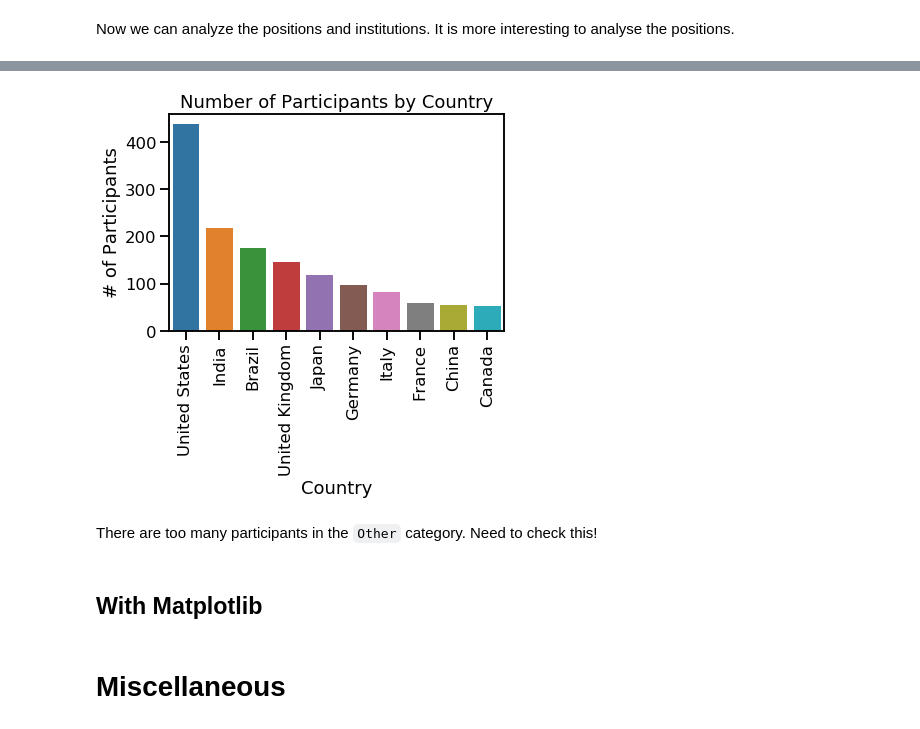
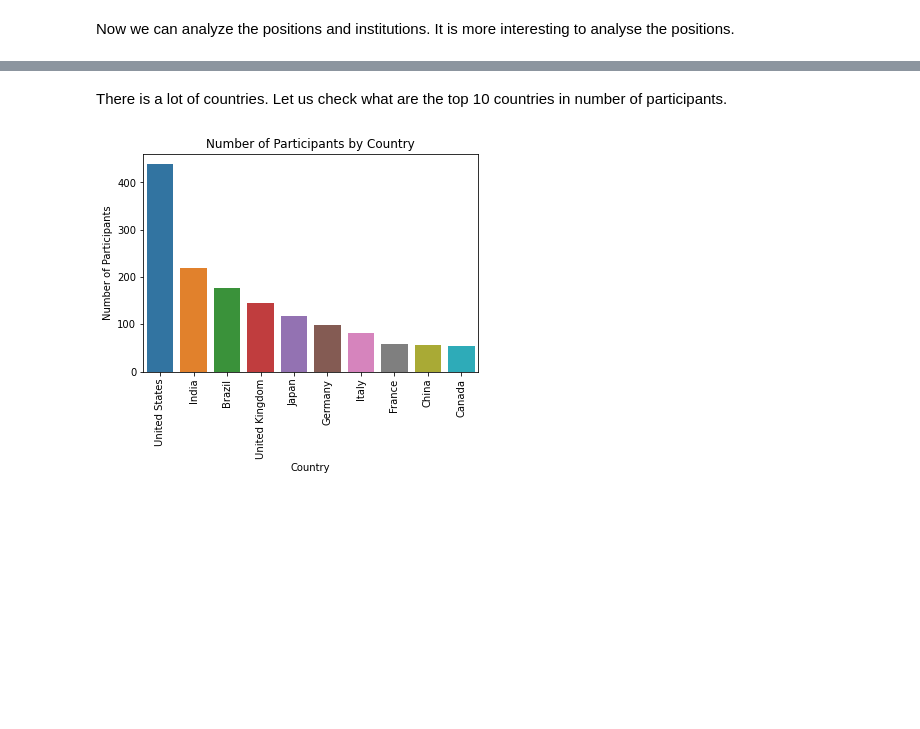
Before and after one commit to fabiomnsantos/strings-participants, a Jupyter notebook: strings-table.ipynb, the cells around one changed output, grey strips where cells are left out. Drawn from its saved outputs; the diff is of its cells as text; code cells hidden in the pictures; blank space fills up the shorter version.

```diff
--- a/strings-table.ipynb
+++ b/strings-table.ipynb
@@ -186,16 +210,14 @@ top10_countries
+# %% [markdown]
+There is a lot of countries. Let us check what are the top 10 countries in number of participants.
 # %%
 top10_countries = list(df_strings.Country.value_counts().head(10).index)
 df_strings_top10 = df_strings[df_strings.Country.isin(top10_countries)]
-g = sns.countplot(x='Country',data=df_strings_top10, order=top10_countries)
+g = sns.countplot(x='Country', data=df_strings_top10, order=top10_countries)
 
-g.set(ylabel='# of Participants')
+g.set(ylabel='Number of Participants')
 g.set_title('Number of Participants by Country')
 
 plt.xticks(rotation=90)
 plt.show()
 # %% [output]
-[figure, old version]
+[figure, new version]
-# %% [markdown]
-There are too many participants in the `Other` category. Need to check this!
-# %% [markdown]
-## With Matplotlib
@@ -210,2 +223,0 @@ ax.bar(df_strings.Country.value_counts().index,df_strings.Country.value_counts()
-# %% [markdown]
-# Miscellaneous
```
Also changed, not shown: parts of 30 cells of this notebook.
